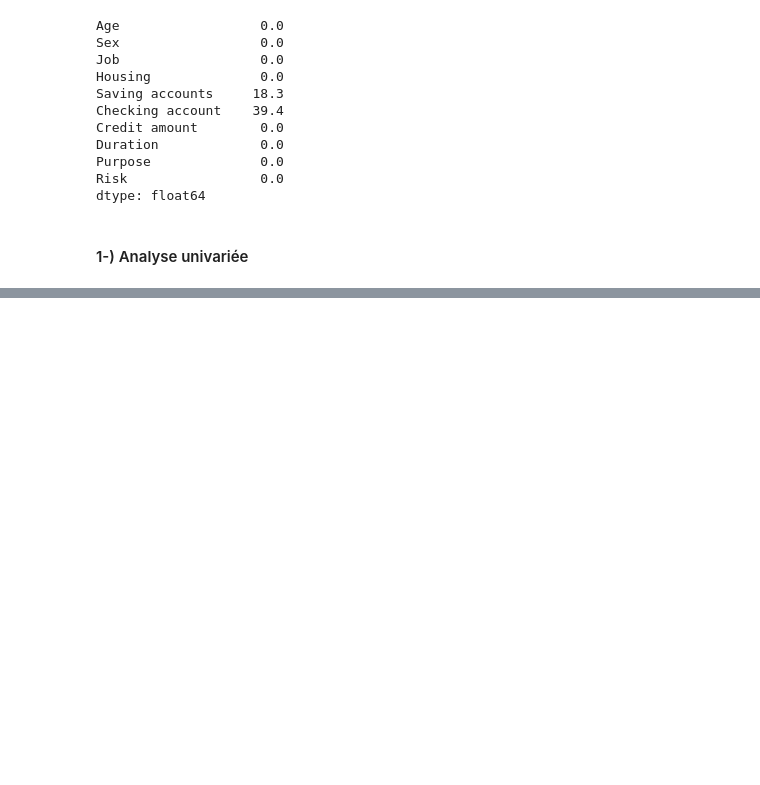
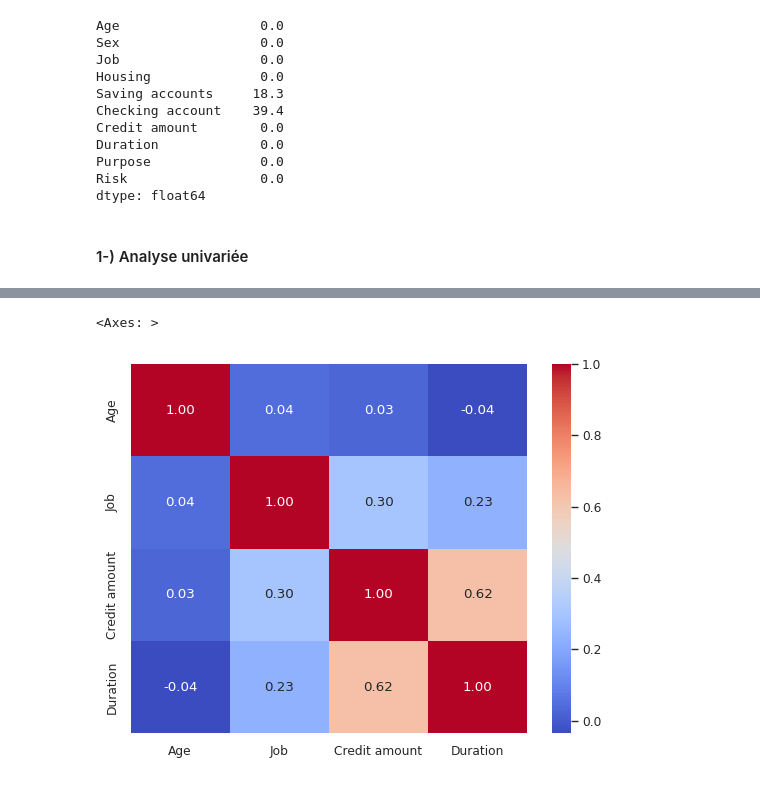
Before and after one commit to dona-eric/Hack2Hiere_TechTech_DataScience_20, a Jupyter notebook: Analyse_risque_Credit/analyse_credit_risque.ipynb, the cells around one changed output, grey strips where cells are left out. Drawn from its saved outputs; the diff is of its cells as text; code cells hidden in the pictures; blank space fills up the shorter version.

Commit message:
création d'un pipeline pour le model et saving the test de krushall pour les correlations. predictions.csv dans predictions

```diff
--- a/Analyse_risque_Credit/analyse_credit_risque.ipynb
+++ b/Analyse_risque_Credit/analyse_credit_risque.ipynb
@@ -246,0 +395,6 @@ fig.show()
+# %%
+correlation_spearman= train.select_dtypes(exclude='object').corr(method='spearman')
+sns.heatmap(correlation_spearman, annot=True, cmap='coolwarm', fmt='.2f')
+# %% [output]
+<Axes: >
+[figure, added]
```
Also changed, not shown: parts of 45 cells of this notebook, 3 other files.
